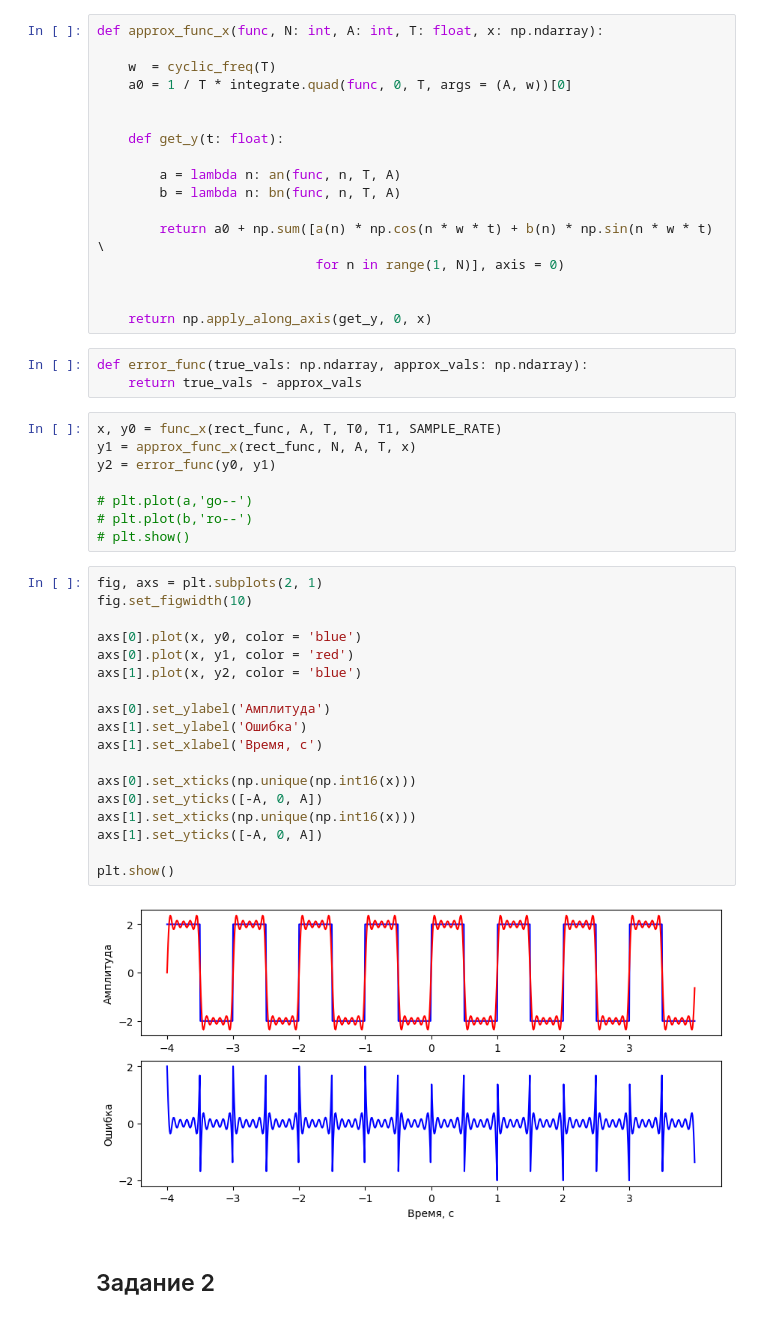
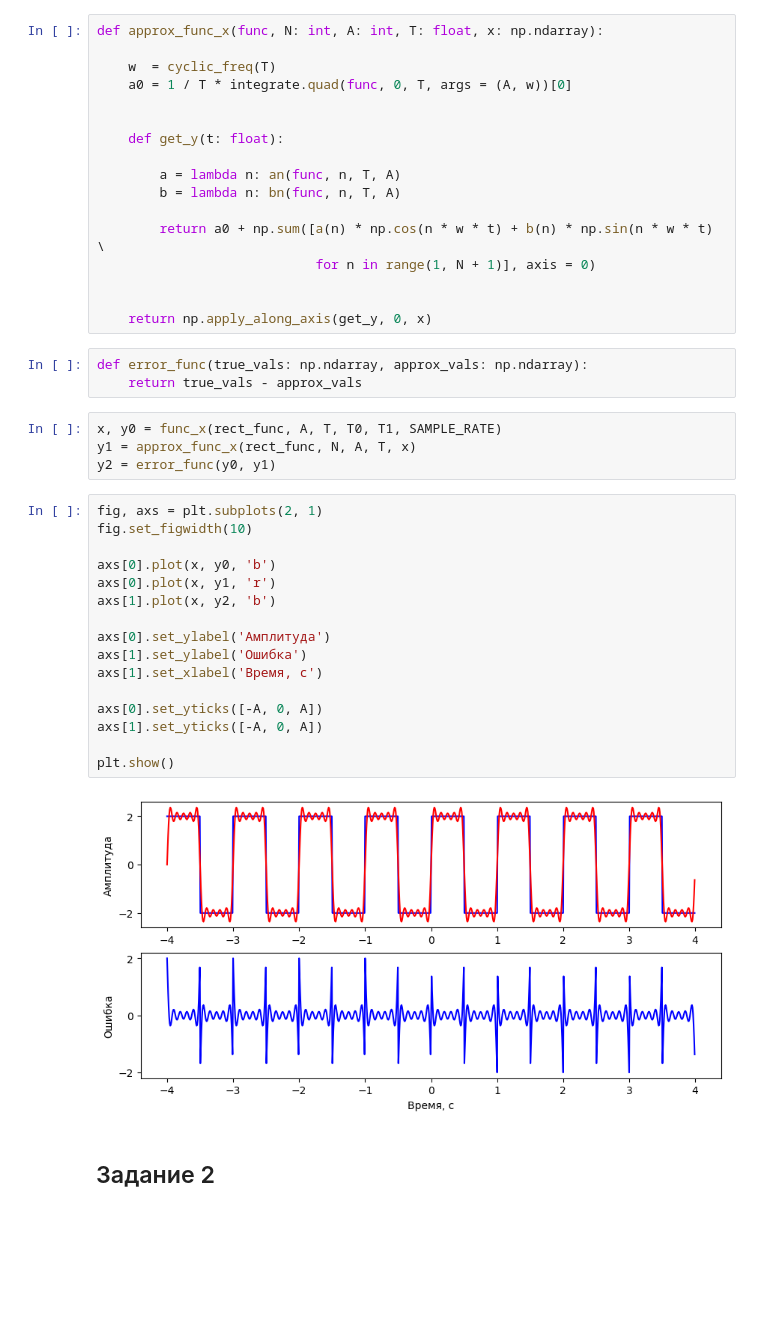
Before and after one commit to HerrPhoton/Digital-signal-processing, a Jupyter notebook: Lab1.ipynb, the cells around one changed output. Saved outputs shown, nothing was run; the diff lists cells and outputs as text; blank space fills up the shorter version.

```diff
--- a/Lab1.ipynb
+++ b/Lab1.ipynb
@@ -53,7 +53,7 @@ def approx_func_x(func, N: int, A: int, T: float, x: np.ndarray):
         b = lambda n: bn(func, n, T, A)
 
         return a0 + np.sum([a(n) * np.cos(n * w * t) + b(n) * np.sin(n * w * t) \
-                            for n in range(1, N)], axis = 0)
+                            for n in range(1, N + 1)], axis = 0)
 
 
     return np.apply_along_axis(get_y, 0, x)
@@ -64,30 +64,24 @@ def error_func(true_vals: np.ndarray, approx_vals: np.ndarray):
 x, y0 = func_x(rect_func, A, T, T0, T1, SAMPLE_RATE)
 y1 = approx_func_x(rect_func, N, A, T, x)
 y2 = error_func(y0, y1)
-
-# plt.plot(a,'go--')
-# plt.plot(b,'ro--')
-# plt.show()
 # %%
 fig, axs = plt.subplots(2, 1)
 fig.set_figwidth(10)
 
-axs[0].plot(x, y0, color = 'blue')
-axs[0].plot(x, y1, color = 'red')
-axs[1].plot(x, y2, color = 'blue')
+axs[0].plot(x, y0, 'b')
+axs[0].plot(x, y1, 'r')
+axs[1].plot(x, y2, 'b')
 
 axs[0].set_ylabel('Амплитуда')
 axs[1].set_ylabel('Ошибка')
 axs[1].set_xlabel('Время, с')
 
-axs[0].set_xticks(np.unique(np.int16(x)))
 axs[0].set_yticks([-A, 0, A])
-axs[1].set_xticks(np.unique(np.int16(x)))
 axs[1].set_yticks([-A, 0, A])
 
 plt.show()
 # %% [output]
-[figure, old version]
+[figure, new version]
 # %% [markdown]
 ## Задание 2
 # %%
```
Also changed, not shown: parts of 12 cells of this notebook.
